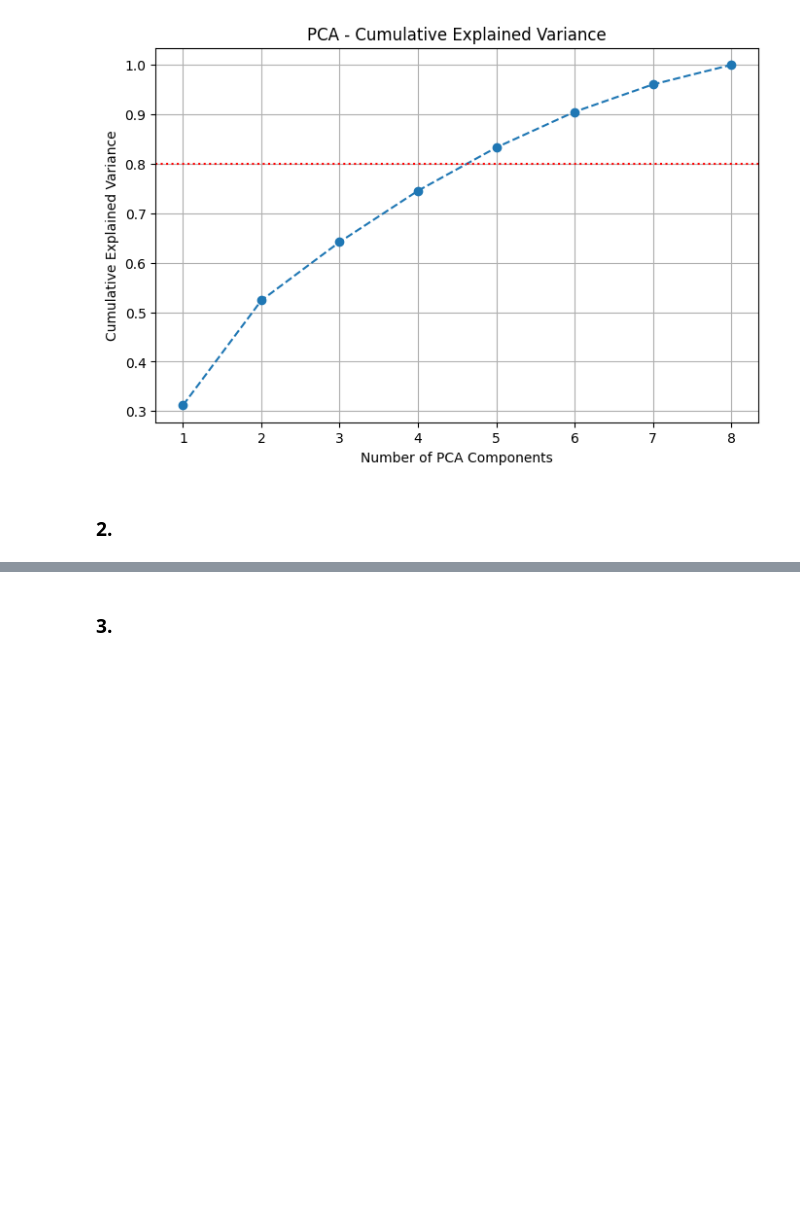
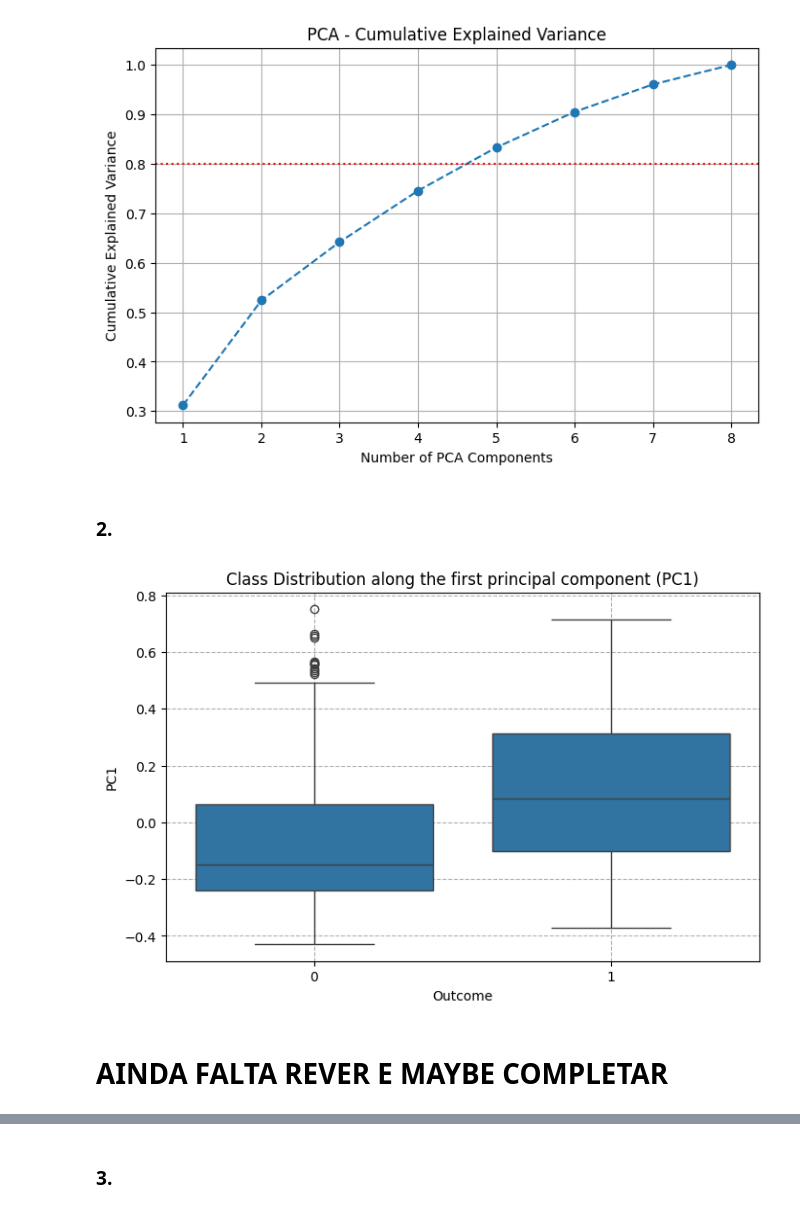
Before and after one commit to robot-mazeee/Machine-Learning-Project, a Jupyter notebook: Homework4/G001_notebook.ipynb, the cells around one changed output, grey strips where cells are left out. Cells and saved outputs as stored; diff of their text form; code cells hidden in the pictures; blank space fills up the shorter version.

```diff
--- a/Homework4/G001_notebook.ipynb
+++ b/Homework4/G001_notebook.ipynb
@@ -246,3 +247,21 @@ Number of components to explain at least 80% variance: 5
 [figure]
 # %% [markdown]
 ### 2.
+# %%
+pca = PCA(n_components=1)
+
+# add a collumn with the first principal component to the dataframe
+df['PC1'] = pca.fit_transform(X)
+
+# plot the graph
+plt.figure(figsize=(8,5))
+sns.boxplot(x='Outcome', y='PC1', data=df)
+plt.title('Class Distribution along the first principal component (PC1)')
+plt.xlabel('Outcome')
+plt.ylabel('PC1')
+plt.grid(linestyle='--')
+plt.show()
+# %% [output]
+[figure, added]
+# %% [markdown]
+# AINDA FALTA REVER E MAYBE COMPLETAR
```
Also changed, not shown: parts of 2 cells of this notebook.
